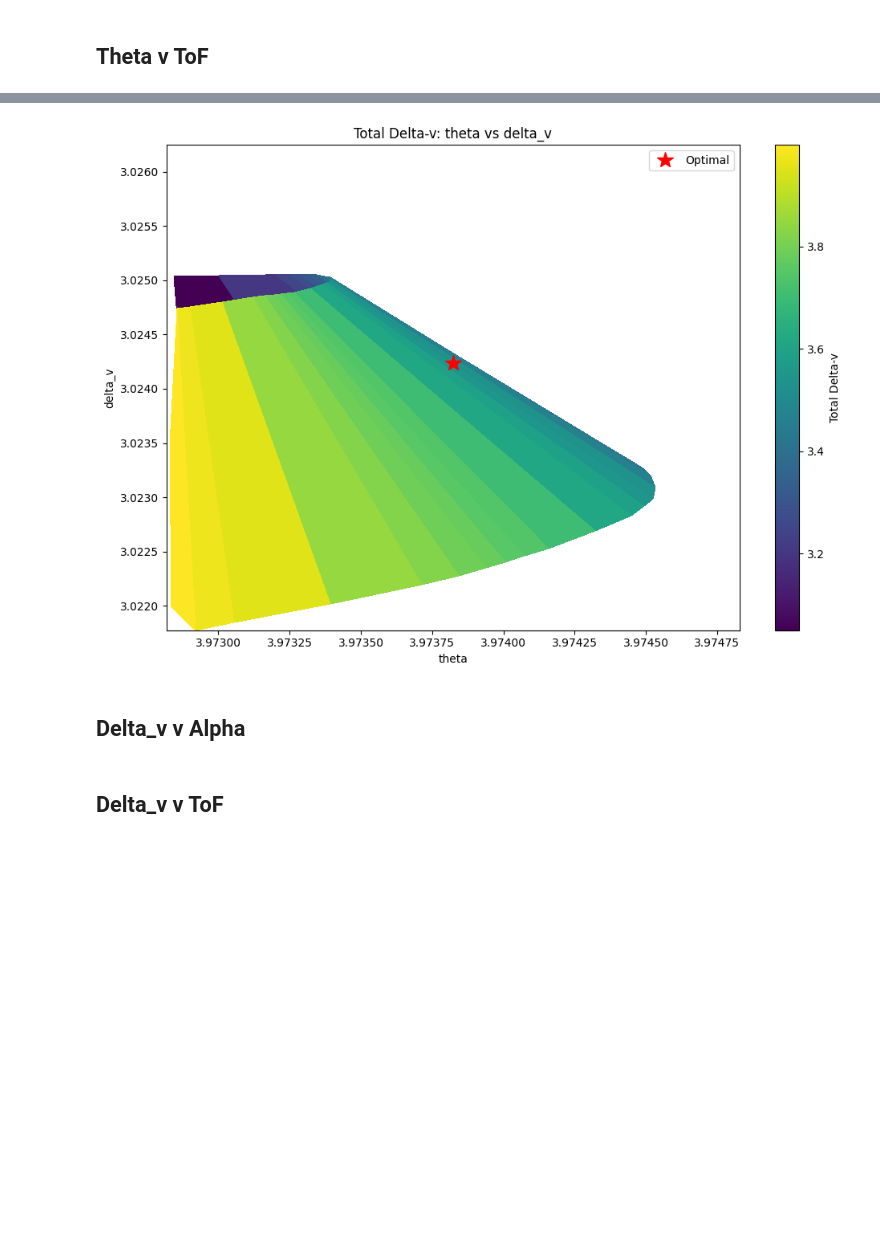
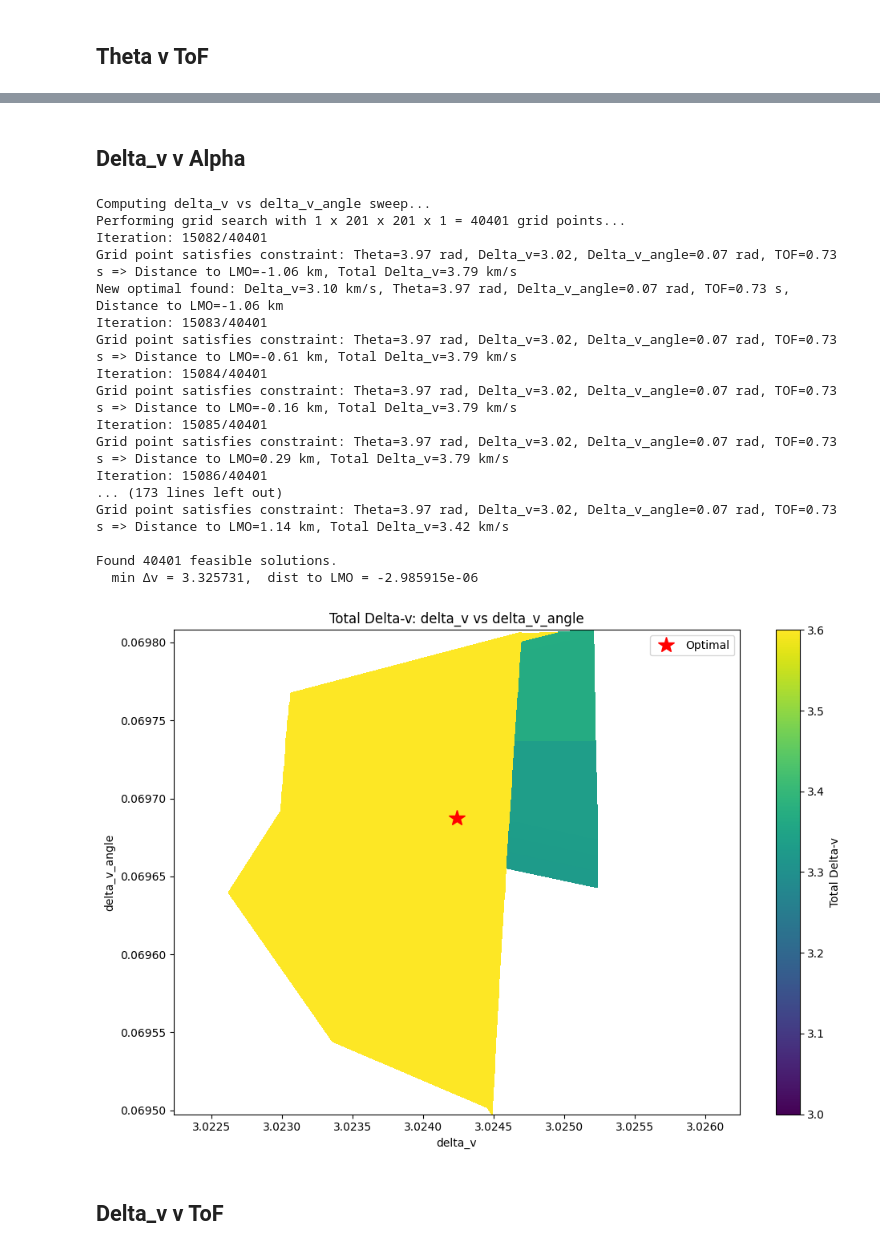
Before and after one commit to samcoulthurst/TrajectoryOptimizer, a Jupyter notebook: notebooks/sensitivites.ipynb, the cells around one changed output, grey strips where cells are left out. Drawn from its saved outputs; the diff is of its cells as text; code cells hidden in the pictures; blank space fills up the shorter version.

```diff
--- a/notebooks/sensitivites.ipynb
+++ b/notebooks/sensitivites.ipynb
@@ -50,6 +50,6 @@ theta_delta = 0.001
 
 delta_v_delta = 0.002
 
-delta_v_angle_delta = 0.0001
+delta_v_angle_delta = 0.001
 
-tof_delta = 0.0001
+tof_delta = 0.001
@@ -163,8 +113,25 @@ print(min_row_3[5])
-# %%
-contour_plot(theta_ToF_sweep, 'theta', 'tof', 201, optimals)
-# %% [output]
-[figure, removed]
 # %% [markdown]
 ## Delta_v v Alpha
+# %%
+delta_v_alpha_sweep = run_sensitivity('delta_v', delta_v_delta, 'delta_v_angle', delta_v_angle_delta)
+# %% [output]
+Computing delta_v vs delta_v_angle sweep...
+Performing grid search with 1 x 201 x 201 x 1 = 40401 grid points...
+Iteration: 15082/40401
+Grid point satisfies constraint: Theta=3.97 rad, Delta_v=3.02, Delta_v_angle=0.07 rad, TOF=0.73 s => Distance to LMO=-1.06 km, Total Delta_v=3.79 km/s
+New optimal found: Delta_v=3.10 km/s, Theta=3.97 rad, Delta_v_angle=0.07 rad, TOF=0.73 s, Distance to LMO=-1.06 km
+Iteration: 15083/40401
+Grid point satisfies constraint: Theta=3.97 rad, Delta_v=3.02, Delta_v_angle=0.07 rad, TOF=0.73 s => Distance to LMO=-0.61 km, Total Delta_v=3.79 km/s
+Iteration: 15084/40401
+Grid point satisfies constraint: Theta=3.97 rad, Delta_v=3.02, Delta_v_angle=0.07 rad, TOF=0.73 s => Distance to LMO=-0.16 km, Total Delta_v=3.79 km/s
+Iteration: 15085/40401
+Grid point satisfies constraint: Theta=3.97 rad, Delta_v=3.02, Delta_v_angle=0.07 rad, TOF=0.73 s => Distance to LMO=0.29 km, Total Delta_v=3.79 km/s
+Iteration: 15086/40401
+... (173 lines left out)
+Grid point satisfies constraint: Theta=3.97 rad, Delta_v=3.02, Delta_v_angle=0.07 rad, TOF=0.73 s => Distance to LMO=1.14 km, Total Delta_v=3.42 km/s
+
+Found 40401 feasible solutions.
+  min Δv = 3.325731,  dist to LMO = -2.985915e-06
+[figure, added]
 # %% [markdown]
 ## Delta_v v ToF
```
Also changed, not shown: parts of 14 cells of this notebook, 8 other files.
